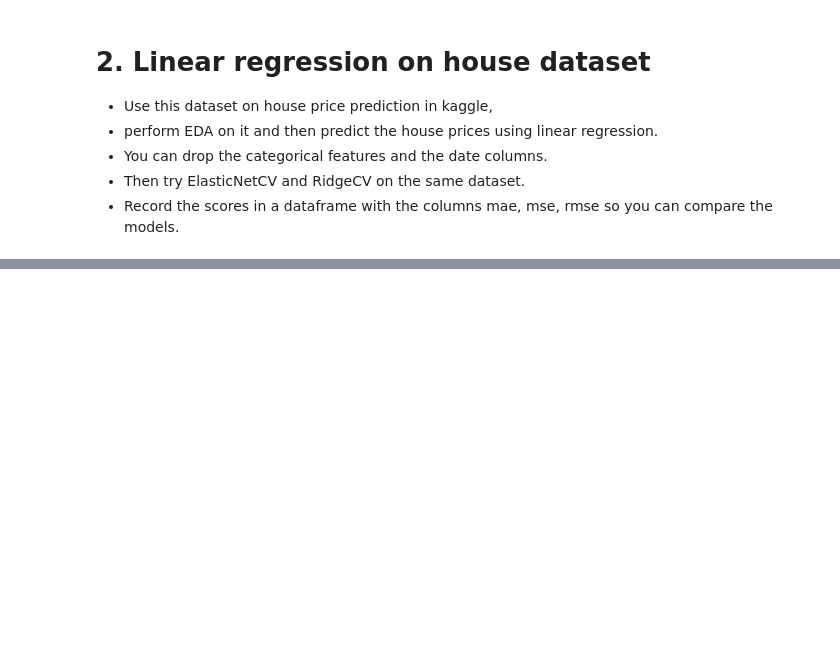
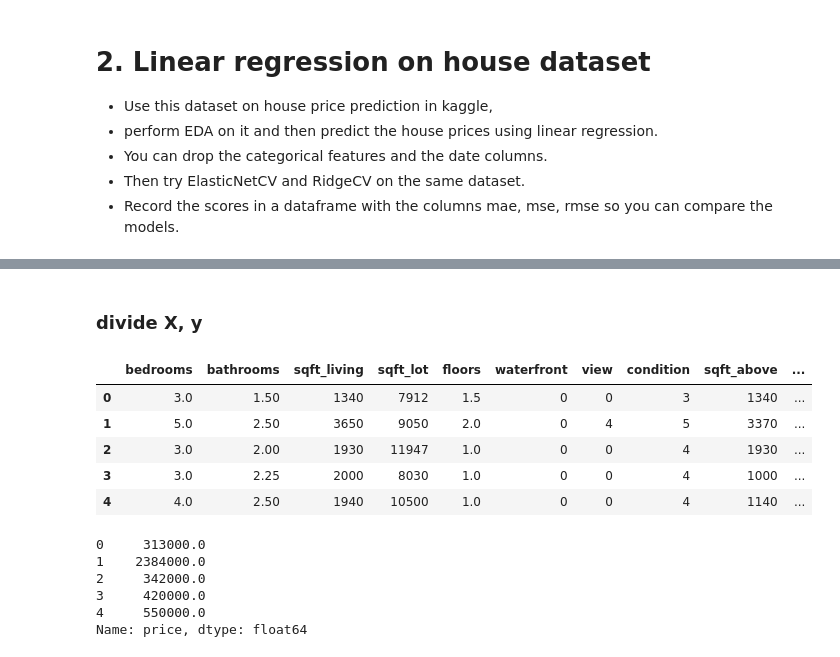
Before and after one commit to StefanLundberg77/ai_engineering_stefan_lundberg, a Jupyter notebook: exercises/exercise_1/2_house_prices.ipynb, the cells around one changed output, grey strips where cells are left out. Cells and saved outputs as stored; diff of their text form; code cells hidden in the pictures; blank space fills up the shorter version.

Commit message:
Eda, X & y divided

```diff
--- a/exercises/exercise_1/2_house_prices.ipynb
+++ b/exercises/exercise_1/2_house_prices.ipynb
@@ -31,0 +77,24 @@ memory usage: 647.0+ KB
+# %% [markdown]
+### divide X, y
+# %%
+# tuple unpacking
+# X - design matrix / feature matrix / features / independent variables
+# y - target variable / label / dependent variable
+X, y = df.drop("price", axis = "columns"), df["price"]
+X.head()
+# %% [output]
+|  | bedrooms | bathrooms | sqft_living | sqft_lot | floors | waterfront | view | condition | sqft_above | ... |
+| 0 | 3.0 | 1.50 | 1340 | 7912 | 1.5 | 0 | 0 | 3 | 1340 | ... |
+| 1 | 5.0 | 2.50 | 3650 | 9050 | 2.0 | 0 | 4 | 5 | 3370 | ... |
+| 2 | 3.0 | 2.00 | 1930 | 11947 | 1.0 | 0 | 0 | 4 | 1930 | ... |
+| 3 | 3.0 | 2.25 | 2000 | 8030 | 1.0 | 0 | 0 | 4 | 1000 | ... |
+| 4 | 4.0 | 2.50 | 1940 | 10500 | 1.0 | 0 | 0 | 4 | 1140 | ... |
+# %%
+y.head()
+# %% [output]
+0     313000.0
+1    2384000.0
+2     342000.0
+3     420000.0
+4     550000.0
+Name: price, dtype: float64
```
Also changed, not shown: parts of 7 cells of this notebook, 2 other files.
